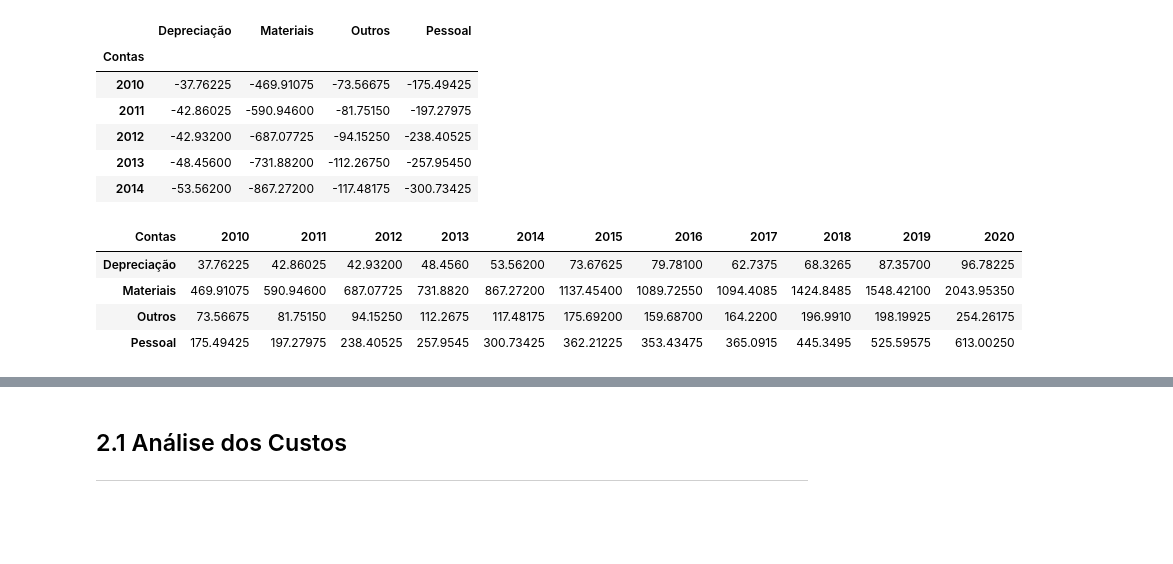
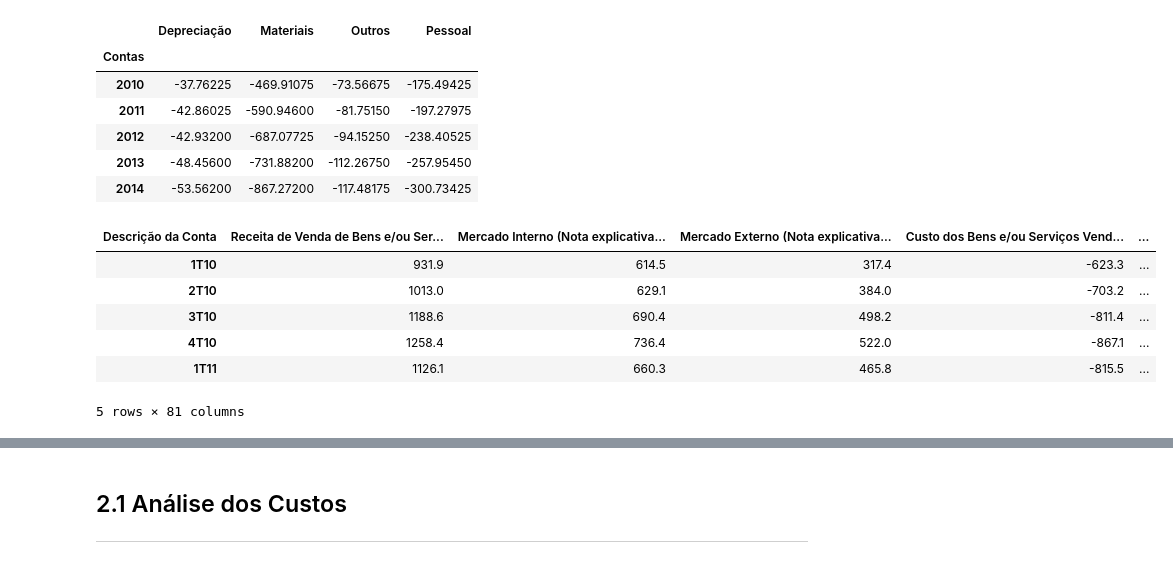
Before and after one commit to Adnunes/AnaliseBalancos, a Jupyter notebook: analise_weg .ipynb, the cells around one changed output, grey strips where cells are left out. Saved outputs shown, nothing was run; the diff lists cells and outputs as text; code cells hidden in the pictures; blank space fills up the shorter version.

```diff
--- a/analise_weg.ipynb
+++ b/analise_weg .ipynb
@@ -199,12 +216,13 @@ table.head()
 | 2012 | -42.93200 | -687.07725 | -94.15250 | -238.40525 |
 | 2013 | -48.45600 | -731.88200 | -112.26750 | -257.95450 |
 | 2014 | -53.56200 | -867.27200 | -117.48175 | -300.73425 |
-# %%
-table = table.abs().T
-table.head()
-# %% [output]
-| Contas | 2010 | 2011 | 2012 | 2013 | 2014 | 2015 | 2016 | 2017 | 2018 | 2019 | 2020 |
-| Depreciação | 37.76225 | 42.86025 | 42.93200 | 48.4560 | 53.56200 | 73.67625 | 79.78100 | 62.7375 | 68.3265 | 87.35700 | 96.78225 |
-| Materiais | 469.91075 | 590.94600 | 687.07725 | 731.8820 | 867.27200 | 1137.45400 | 1089.72550 | 1094.4085 | 1424.8485 | 1548.42100 | 2043.95350 |
-| Outros | 73.56675 | 81.75150 | 94.15250 | 112.2675 | 117.48175 | 175.69200 | 159.68700 | 164.2200 | 196.9910 | 198.19925 | 254.26175 |
-| Pessoal | 175.49425 | 197.27975 | 238.40525 | 257.9545 | 300.73425 | 362.21225 | 353.43475 | 365.0915 | 445.3495 | 525.59575 | 613.00250 |
+# %%
+dados_vf.head()
+# %% [output]
+| Descrição da Conta | Receita de Venda de Bens e/ou Ser... | Mercado Interno (Nota explicativa... | Mercado Externo (Nota explicativa... | Custo dos Bens e/ou Serviços Vend... | ... |
+| 1T10 | 931.9 | 614.5 | 317.4 | -623.3 | ... |
+| 2T10 | 1013.0 | 629.1 | 384.0 | -703.2 | ... |
+| 3T10 | 1188.6 | 690.4 | 498.2 | -811.4 | ... |
+| 4T10 | 1258.4 | 736.4 | 522.0 | -867.1 | ... |
+| 1T11 | 1126.1 | 660.3 | 465.8 | -815.5 | ... |
+5 rows × 81 columns
```
Also changed, not shown: parts of 19 cells of this notebook.
